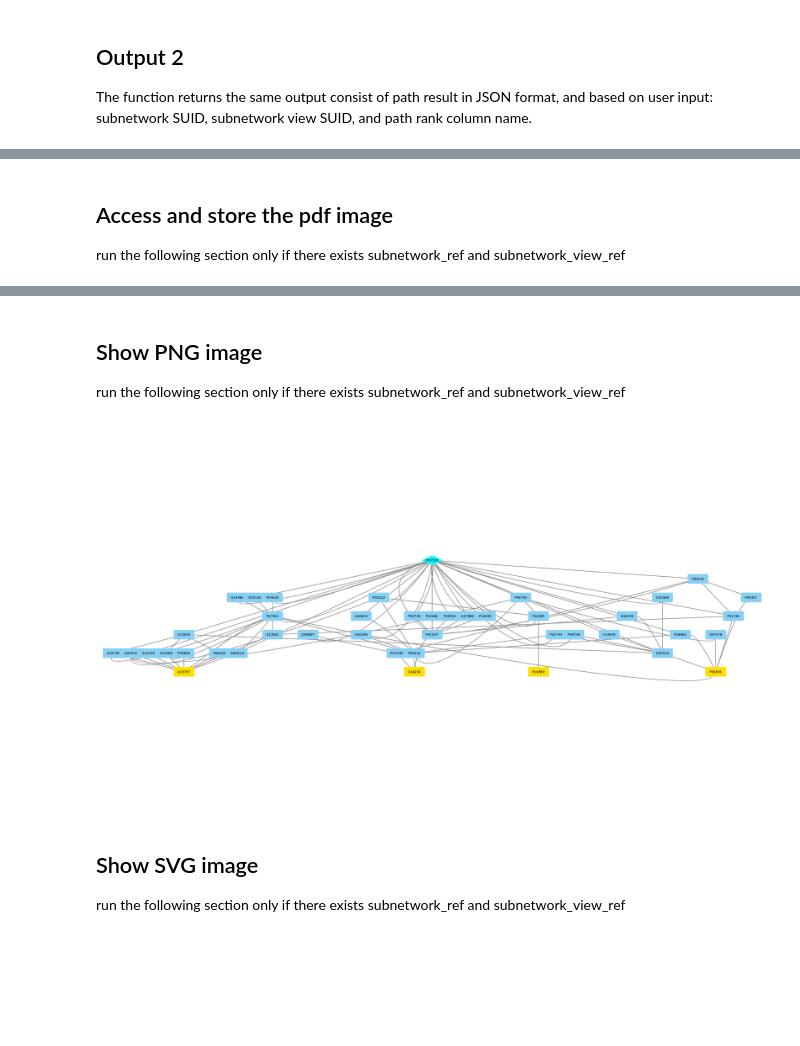
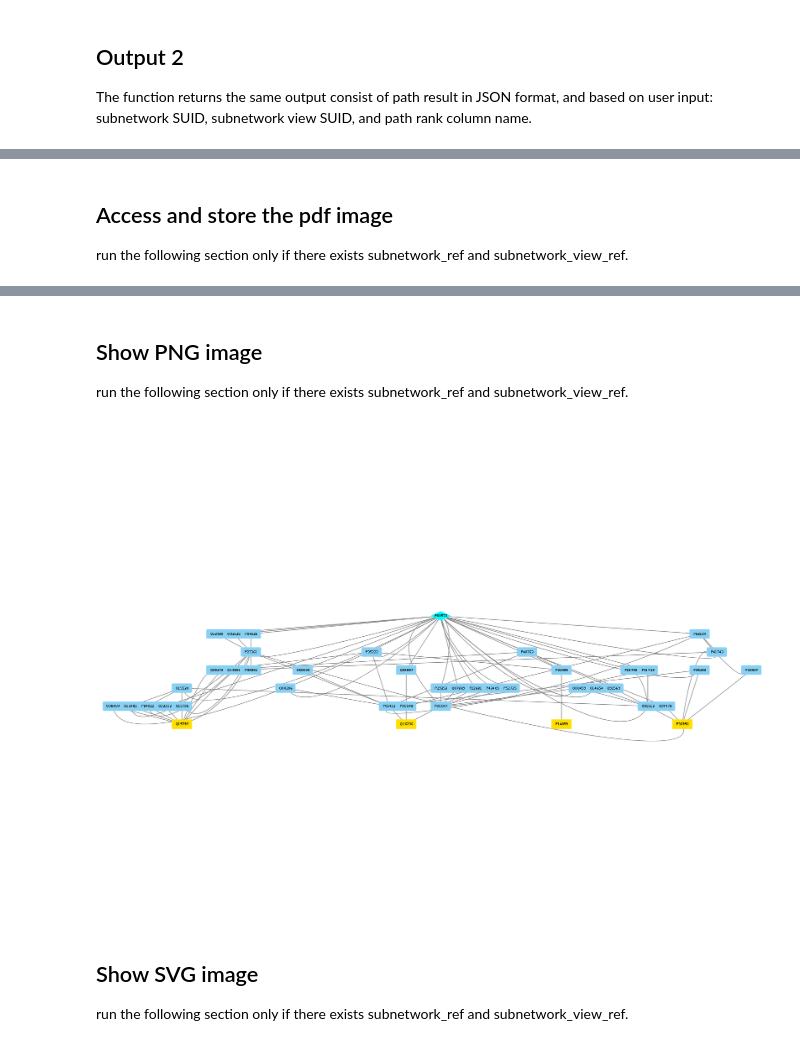
Before and after one commit to Murali-group/PathLinker-Cytoscape, a Jupyter notebook: cytoscape-automation-example/jupyter_notebook_example.ipynb, the cells around one changed output, grey strips where cells are left out. Cells and saved outputs as stored; diff of their text form; code cells hidden in the pictures; blank space fills up the shorter version.

```diff
--- a/cytoscape-automation-example/jupyter_notebook_example.ipynb
+++ b/cytoscape-automation-example/jupyter_notebook_example.ipynb
@@ -39,7 +39,7 @@ To learn more about the sample file please visit the [PathLinker paper](http://b
 
 # Store the sample text file into csv_directory
 # Please modify the csv_directory if you want to create network using different text files
-csv_directory = 'example_attachment/graph-dir_human-interactome.txt'
+csv_directory = 'background-interactome-pathlinker-2015.txt'
 
 # create a new network by importing the data from a sample using pandas
 network_csv = pd.read_csv(csv_directory, header=None, sep='\t', lineterminator='\n')
@@ -88,6 +90,7 @@ input_data["targets"] = "Q15797 Q14872 Q16236 P14859 P36956"
 input_data["k"] = 50
 
 # Edge weight type, must be one of the three: [UNWEIGHTED, ADDITIVE, PROBABILITIES]
+# Uses PROBABILITIES setting because the interactome network contains probabilities in edge
 input_data["edgeWeightType"] = "PROBABILITIES"
 
 # Edge penalty, uneeded for UNWEIGHTED, 0 or greater for ADDITIVE, and 1 or greater for PROBABILITIES
@@ -107,7 +110,8 @@ input_data["edgeWeightColumnName"] = "weight"
 
 # Option to disable the generation of the subnetwork/view, path rank column, and result panel
 # and only return the path result in JSON format
-input_data["skipSubnetworkGeneration"] = False
+# optional parameter, default is set to False
+# input_data["skipSubnetworkGeneration"] = False
 
 # perform REST API call
 headers = {'Content-Type': 'application/json', 'Accept': 'application/json'}
@@ -210,22 +213,21 @@ parsed = json.loads(result_json.content)
 
 print("Output:\n")
 
-# if subnetwork is generated, then access the suid, references, and path rank column name
-if not input_data["skipSubnetworkGeneration"]:
-    subnetwork_suid = parsed["subnetworkSUID"]
-    subnetwork_view_suid = parsed["subnetworkViewSUID"]
-    path_rank_column_name = parsed["pathRankColumnName"]
+# access the suid, references, and path rank column name
+subnetwork_suid = parsed["subnetworkSUID"]
+subnetwork_view_suid = parsed["subnetworkViewSUID"]
+path_rank_column_name = parsed["pathRankColumnName"]
 
-    print("subnetwork SUID:      ", subnetwork_suid)
-    print("subnetwork view SUID: ", subnetwork_view_suid)
-    print("Path rank column name:", path_rank_column_name)
-    print("\n")
+print("subnetwork SUID:      ", subnetwork_suid)
+print("subnetwork view SUID: ", subnetwork_view_suid)
+print("Path rank column name:", path_rank_column_name)
+print("\n")
 
-    # access network and network view references
-    subnetwork_ref = cy.network.create(suid=subnetwork_suid)
-    subnetwork_view_ref = subnetwork_ref.get_first_view()
+# access network and network view references
+subnetwork_ref = cy.network.create(suid=subnetwork_suid)
+subnetwork_view_ref = subnetwork_ref.get_first_view()
 
-# Access the paths generated by PathLinker
+# access the paths generated by PathLinker
 paths = parsed["paths"]
 
 # print the first 10 paths out of 50 paths
@@ -266,6 +267,6 @@ renderer.render(subnetwork_view_ref, 'Directed', background='radial-gradient(#FF
 # %% [markdown]
 ## Access and store the pdf image
 
-run the following section only if there exists subnetwork_ref and subnetwork_view_ref
+run the following section only if there exists subnetwork_ref and subnetwork_view_ref.
 # %%
 # pdf
@@ -282,18 +283,18 @@ IFrame('example_attachment/subnetwork.pdf', width=600, height=300)
 # %% [markdown]
 ## Show PNG image
 
-run the following section only if there exists subnetwork_ref and subnetwork_view_ref
+run the following section only if there exists subnetwork_ref and subnetwork_view_ref.
 # %%
 #png
-subnetwork_png = subnetwork_ref.get_png()
+subnetwork_image_png = subnetwork_ref.get_png()
 
 from IPython.display import Image
-Image(subnetwork_png)
+Image(subnetwork_image_png)
 # %% [output]
-[figure, old version]
+[figure, new version]
 # %% [markdown]
 ## Show SVG image
 
-run the following section only if there exists subnetwork_ref and subnetwork_view_ref
+run the following section only if there exists subnetwork_ref and subnetwork_view_ref.
 # %%
 #svg
```
Also changed, not shown: parts of 10 cells of this notebook, 11 other files.
